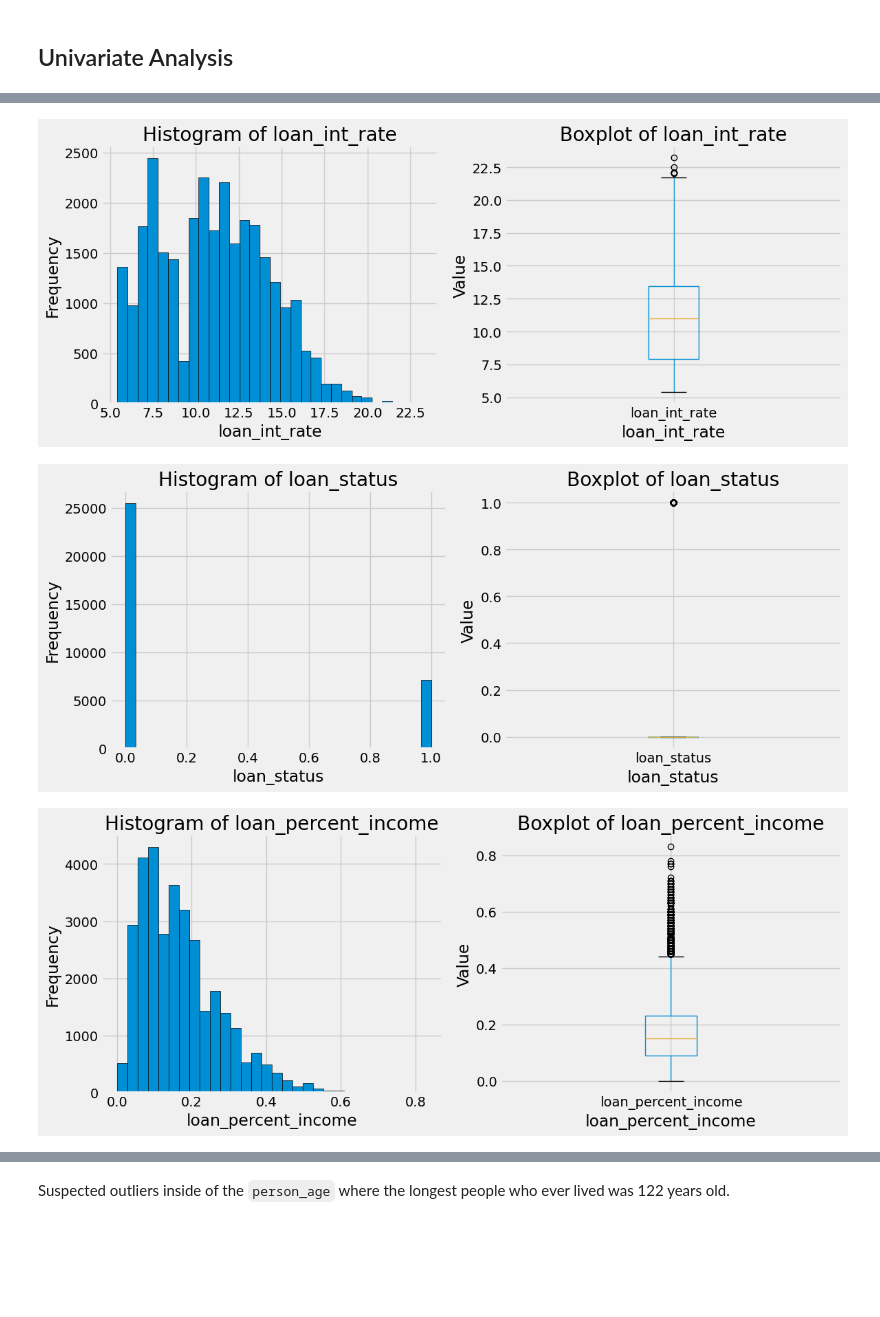
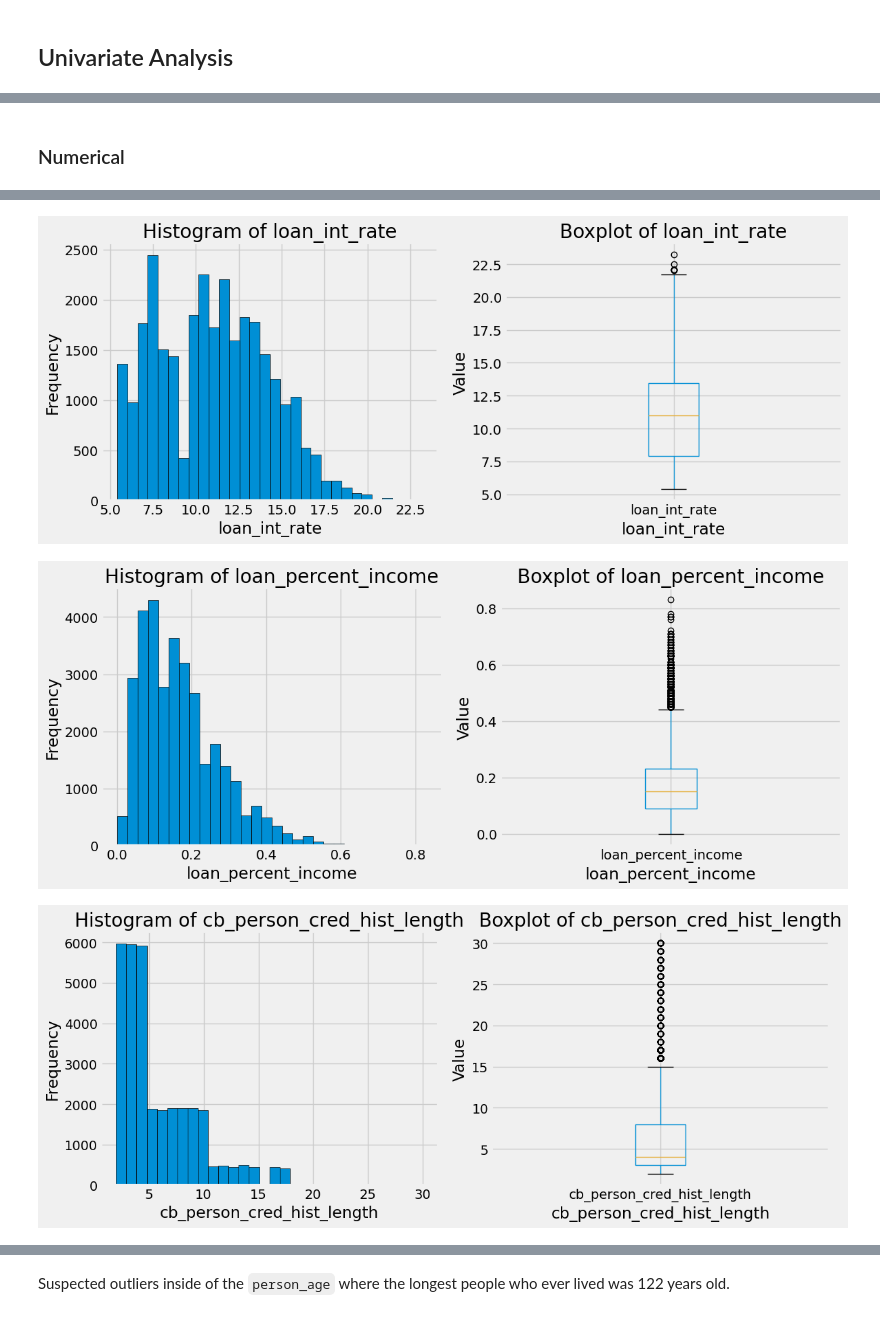
Before and after one commit to marcellinus-witarsah/credit-score-modelling-old, a Jupyter notebook: notebooks/credit_scorecard.ipynb, the cells around one changed output, grey strips where cells are left out. Drawn from its saved outputs; the diff is of its cells as text; code cells hidden in the pictures; blank space fills up the shorter version.

```diff
--- a/notebooks/credit_scorecard.ipynb
+++ b/notebooks/credit_scorecard.ipynb
@@ -91,31 +126,34 @@ plt.show()
+# %% [markdown]
+### Numerical
 # %%
 # Assuming df is your DataFrame
 numerical_cols = df.select_dtypes("number").columns
 
 plt.style.use('fivethirtyeight')
 for numerical_col in numerical_cols:
-    fig, axes = plt.subplots(1, 2, figsize=(12, 5))  # Create a figure with 1 row and 2 columns
+    if numerical_col != "loan_status":
+        fig, axes = plt.subplots(1, 2, figsize=(12, 5))  # Create a figure with 1 row and 2 columns
 
-    # Histogram
-    df[numerical_col].hist(ax=axes[0], bins=30, edgecolor='black')
-    axes[0].set_title(f"Histogram of {numerical_col}")
-    axes[0].set_xlabel(numerical_col)
-    axes[0].set_ylabel("Frequency")
+        # Histogram
+        df[numerical_col].hist(ax=axes[0], bins=30, edgecolor='black')
+        axes[0].set_title(f"Histogram of {numerical_col}")
+        axes[0].set_xlabel(numerical_col)
+        axes[0].set_ylabel("Frequency")
 
-    # Boxplot
-    df.boxplot(column=numerical_col, ax=axes[1])
-    axes[1].set_title(f"Boxplot of {numerical_col}")
-    axes[1].set_xlabel(numerical_col)
-    axes[1].set_ylabel("Value")
+        # Boxplot
+        df.boxplot(column=numerical_col, ax=axes[1])
+        axes[1].set_title(f"Boxplot of {numerical_col}")
+        axes[1].set_xlabel(numerical_col)
+        axes[1].set_ylabel("Value")
 
-    # Show plots
-    plt.tight_layout()
-    plt.show()
+        # Show plots
+        plt.tight_layout()
+        plt.show()
 # %% [output]
 [figure]
 [figure]
 [figure]
 [figure]
 [figure]
-[figure, old version]
+[figure, new version]
-[figure, old version]
+[figure, new version]
```
Also changed, not shown: parts of 38 cells of this notebook.
